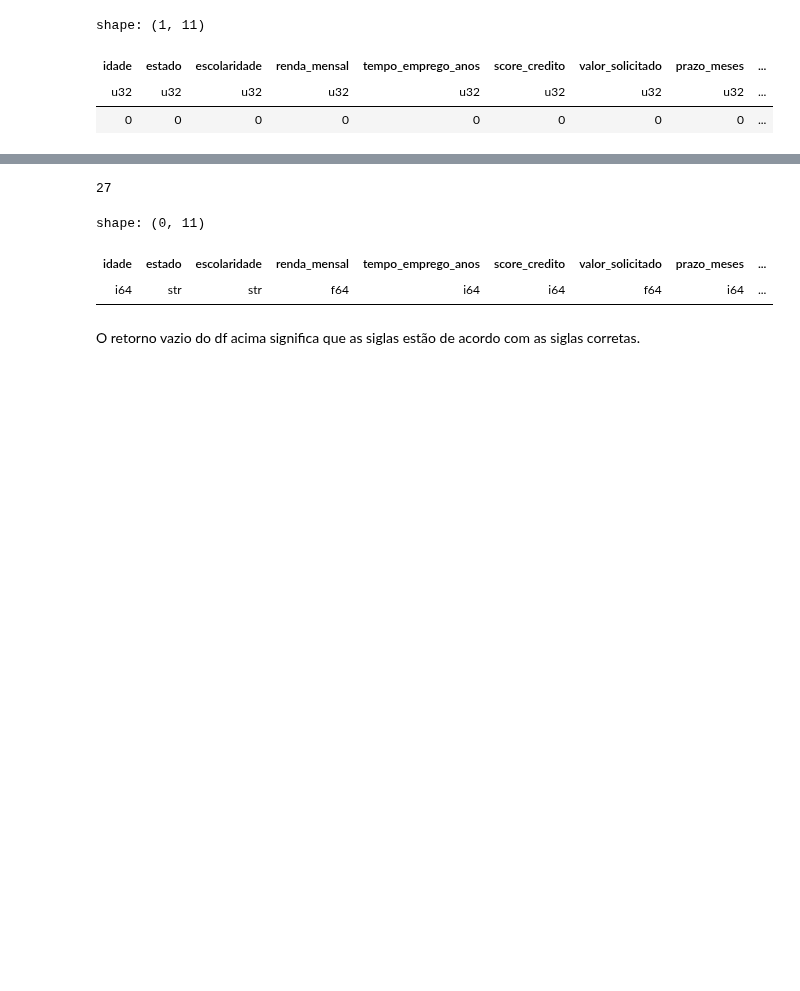
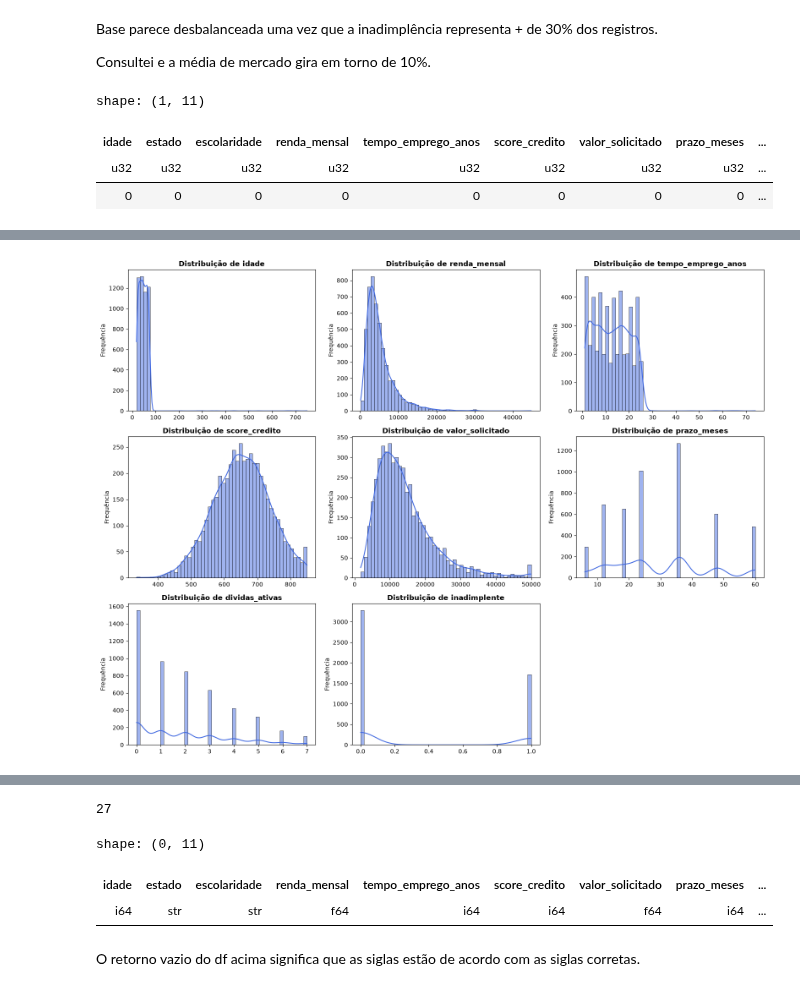
Before and after one commit to ufnovaes/Desafio_01_FTIA, a Jupyter notebook: Desafio_01.ipynb, the cells around one changed output, grey strips where cells are left out. Saved outputs shown, nothing was run; the diff lists cells and outputs as text; code cells hidden in the pictures; blank space fills up the shorter version.

```diff
--- a/Desafio_01.ipynb
+++ b/Desafio_01.ipynb
@@ -25,3 +67,7 @@ shape: (5_000, 11)
+# %% [markdown]
+Base parece desbalanceada uma vez que a inadimplência representa + de 30% dos registros.
+
+Consultei e a média de mercado gira em torno de 10%.
 # %%
 # Analisar a completude dos dados - Aparentemente todos os dados estão presentes
 df_com = df.null_count()
@@ -47,3 +93,46 @@ shape: (9, 12)
 | "50%" | 46.0 | null | null | 4146.73 | 13.0 | 653.0 | 12367.3 | ... |
 | "75%" | 61.0 | null | null | 6458.74 | 19.0 | 710.0 | 17763.21 | ... |
 | "max" | 750.0 | "TO" | "Pós-graduação" | 44814.19 | 74.0 | 850.0 | 50000.0 | ... |
+# %%
+# Geração dos Histogramas
+## 1. Seleciona apenas as colunas numéricas do DataFrame
+df_num = df.select(cs.numeric())
+colunas_numericas = df_num.columns
+
+## 2. Configura o tamanho da grade de gráficos dinamicamente
+num_colunas = len(colunas_numericas)
+colunas_por_linha = 3  # Quantos gráficos você quer lado a lado
+linhas_necessarias = math.ceil(num_colunas / colunas_por_linha)
+
+## 3. Cria a janela principal contendo a grade de subplots
+fig, axes = plt.subplots(
+    nrows=linhas_necessarias,
+    ncols=colunas_por_linha,
+    figsize=(16, 4 * linhas_necessarias)
+)
+
+## Transforma a matriz de eixos em uma lista linear para facilitar o loop
+axes = axes.flatten()
+
+## 4. Loop para desenhar cada histograma em seu respectivo quadrante
+for i, coluna in enumerate(colunas_numericas):
+    sns.histplot(
+        df_num[coluna].to_pandas(),
+        bins=50,
+        kde=True,
+        ax=axes[i],
+        color="royalblue"
+    )
+    axes[i].set_title(f"Distribuição de {coluna}", fontsize=12, fontweight="bold")
+    axes[i].set_xlabel("")  # Remove legenda do eixo X para não poluir
+    axes[i].set_ylabel("Frequência")
+
+## 5. Esconde os quadrantes que sobrarem vazios (caso o número de colunas não seja múltiplo de 3)
+for j in range(i + 1, len(axes)):
+    fig.delaxes(axes[j])
+
+# Ajusta o espaçamento para os títulos não cortarem
+plt.tight_layout()
+plt.show()
+# %% [output]
+[figure, added]
```
Also changed, not shown: parts of 30 cells of this notebook.
